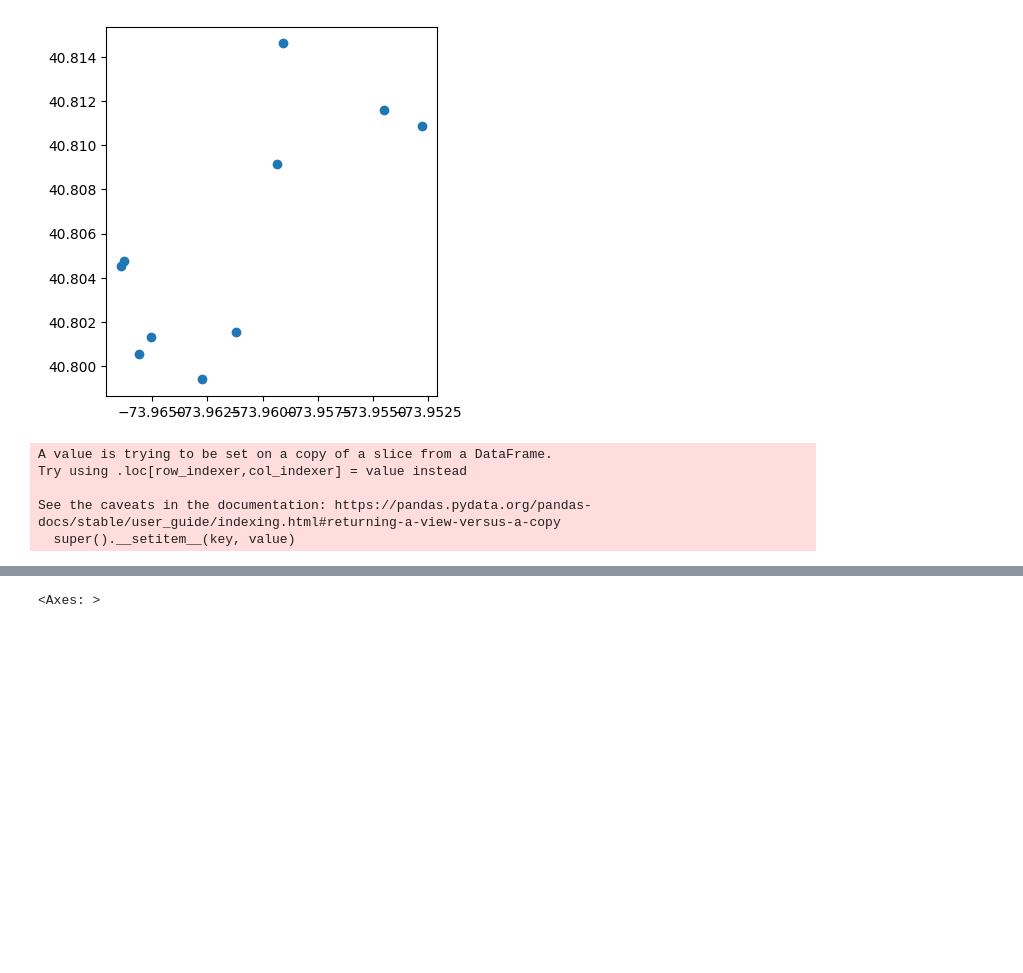
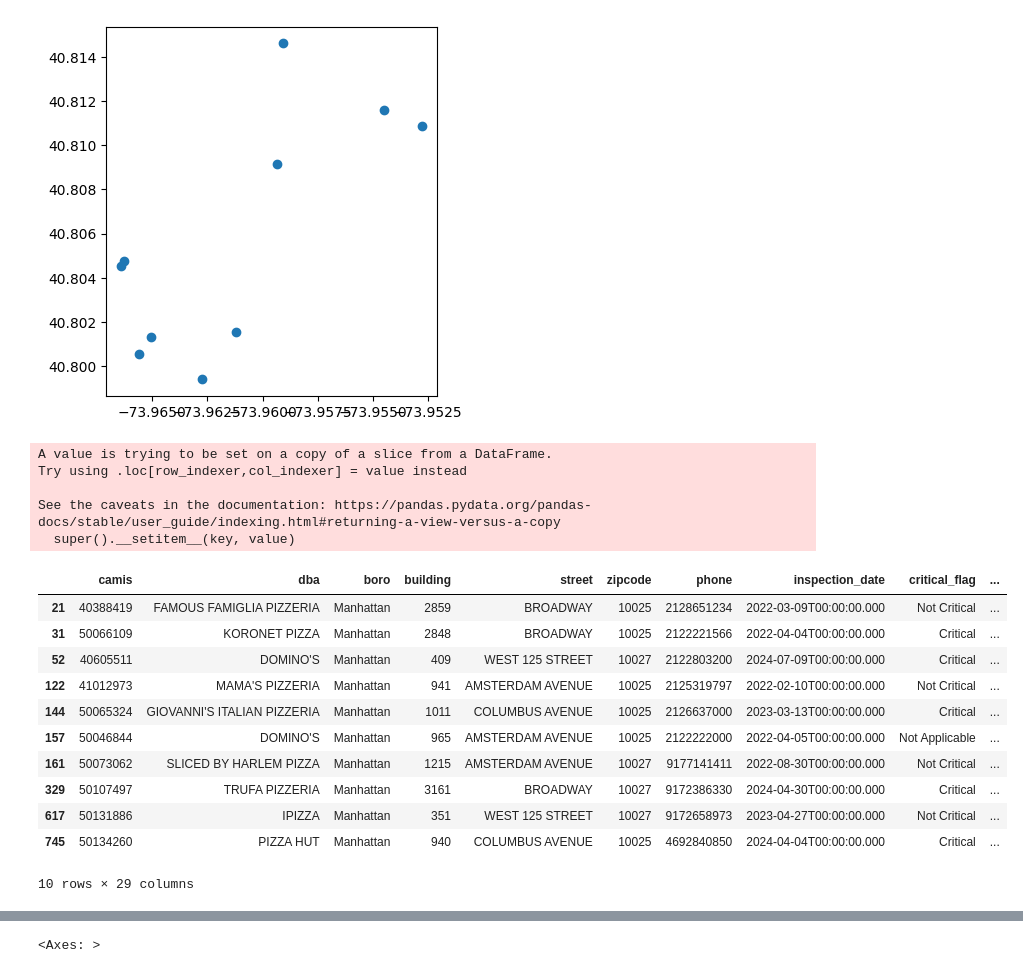
Before and after one commit to daisissie/cdp-mapping-systems, a Jupyter notebook: Assignments/class/03_networks.ipynb, the cells around one changed output, grey strips where cells are left out. Saved outputs shown, nothing was run; the diff lists cells and outputs as text; code cells hidden in the pictures; blank space fills up the shorter version.

```diff
--- a/Assignments/class/03_networks.ipynb
+++ b/Assignments/class/03_networks.ipynb
@@ -252,6 +277,21 @@ mh_pizza = pd.concat(
 )
 # %%
 mh_pizza_routes = gpd.GeoDataFrame(mh_pizza, geometry="route_geom", crs="EPSG:4326")
+# %%
+mh_pizza
+# %% [output]
+|  | camis | dba | boro | building | street | zipcode | phone | inspection_date | critical_flag | ... |
+| 21 | 40388419 | FAMOUS FAMIGLIA PIZZERIA | Manhattan | 2859 | BROADWAY | 10025 | 2128651234 | 2022-03-09T00:00:00.000 | Not Critical | ... |
+| 31 | 50066109 | KORONET PIZZA | Manhattan | 2848 | BROADWAY | 10025 | 2122221566 | 2022-04-04T00:00:00.000 | Critical | ... |
+| 52 | 40605511 | DOMINO'S | Manhattan | 409 | WEST 125 STREET | 10027 | 2122803200 | 2024-07-09T00:00:00.000 | Critical | ... |
+| 122 | 41012973 | MAMA'S PIZZERIA | Manhattan | 941 | AMSTERDAM AVENUE | 10025 | 2125319797 | 2022-02-10T00:00:00.000 | Not Critical | ... |
+| 144 | 50065324 | GIOVANNI'S ITALIAN PIZZERIA | Manhattan | 1011 | COLUMBUS AVENUE | 10025 | 2126637000 | 2023-03-13T00:00:00.000 | Critical | ... |
+| 157 | 50046844 | DOMINO'S | Manhattan | 965 | AMSTERDAM AVENUE | 10025 | 2122222000 | 2022-04-05T00:00:00.000 | Not Applicable | ... |
+| 161 | 50073062 | SLICED BY HARLEM PIZZA | Manhattan | 1215 | AMSTERDAM AVENUE | 10027 | 9177141411 | 2022-08-30T00:00:00.000 | Not Critical | ... |
+| 329 | 50107497 | TRUFA PIZZERIA | Manhattan | 3161 | BROADWAY | 10027 | 9172386330 | 2024-04-30T00:00:00.000 | Critical | ... |
+| 617 | 50131886 | IPIZZA | Manhattan | 351 | WEST 125 STREET | 10027 | 9172658973 | 2023-04-27T00:00:00.000 | Not Critical | ... |
+| 745 | 50134260 | PIZZA HUT | Manhattan | 940 | COLUMBUS AVENUE | 10025 | 4692840850 | 2024-04-04T00:00:00.000 | Critical | ... |
+10 rows × 29 columns
 # %%
 ax = gpd.GeoSeries(avery_hall).plot(color="black")
 mh_net_edges.plot(ax=ax, color="black", linewidth=0.1)
```
Also changed, not shown: parts of 11 cells of this notebook, 2 other files.
